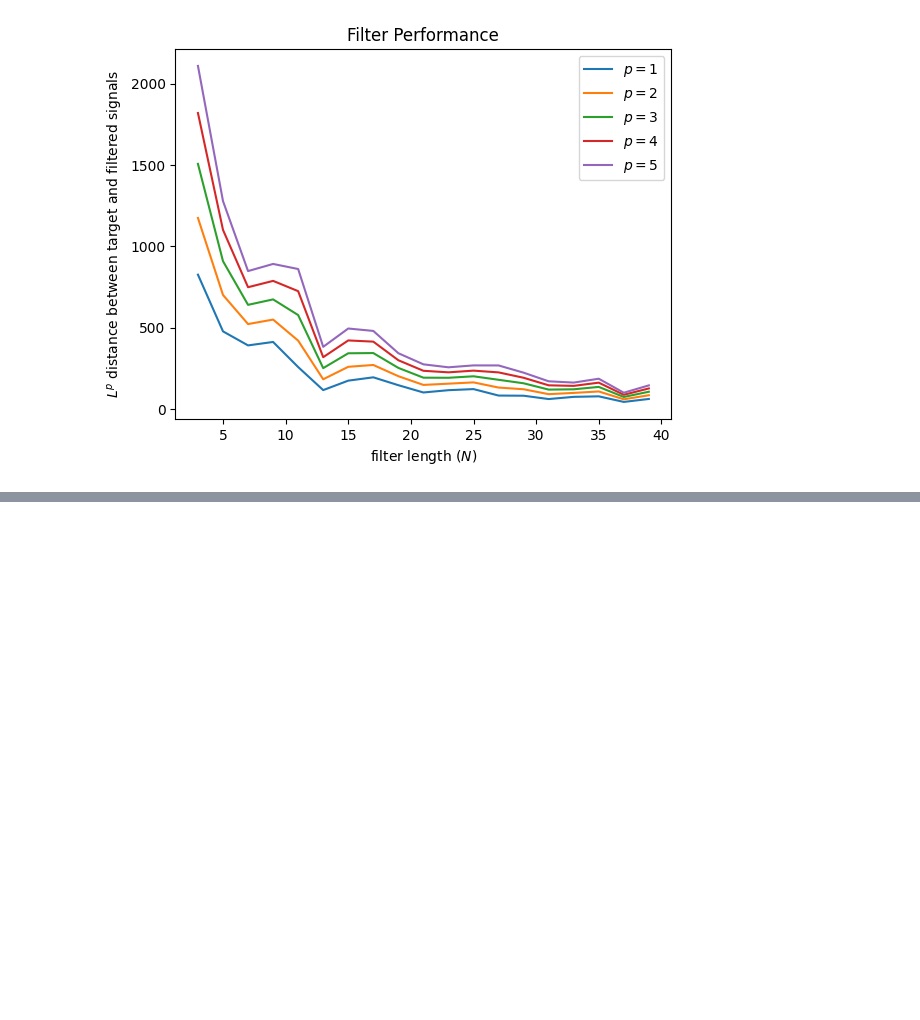
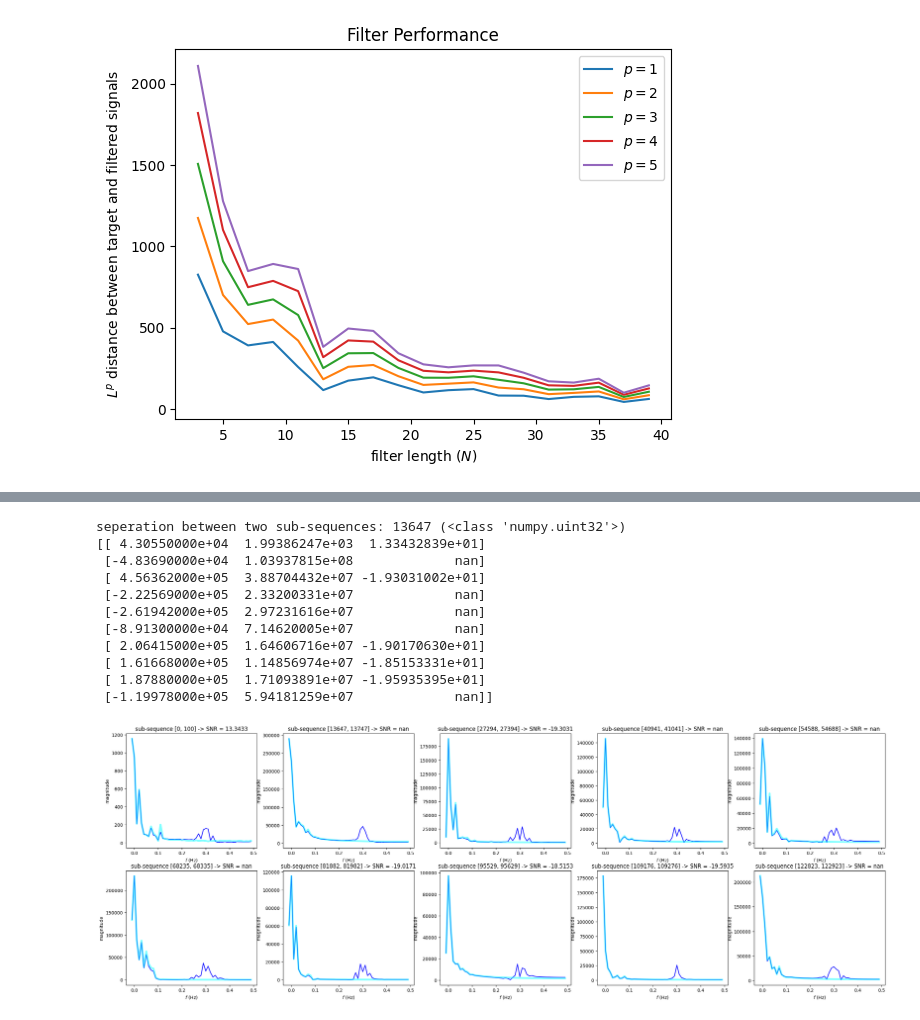
Before and after one commit to rajapaksha-rmpap/FYP, a Jupyter notebook: stage_1/notebook-stage_1.2.ipynb, the cells around one changed output, grey strips where cells are left out. Saved outputs shown, nothing was run; the diff lists cells and outputs as text; code cells hidden in the pictures; blank space fills up the shorter version.

Commit message:
added SNR as Reward Signal

```diff
--- a/stage_1/notebook-stage_1.2.ipynb
+++ b/stage_1/notebook-stage_1.2.ipynb
@@ -18,7 +18,7 @@ from helper import Spectrum
 ### Loading the Audio Files
 # %%
 # Let's first load the audio files
-log_path = "../stage_1/audio_files/"
+log_path = "audio_files/"
 src_audio_name = 'vignesh'
 target_audio_file = src_audio_name + '-target-MONO.wav'
 jammed_audio_file = src_audio_name + '-jammed-MONO.wav'
@@ -212,0 +225,54 @@ average sample value of the target signal: 2569.8045517160526
+# %%
+def SNR(X, Y):
+    """
+    Estimates the SNR in dB of a filter output signal Y taking X as the SoI; SNR = 20 log (power(Y-X) / power(X))
+    :param X: SoI (Signal of Interest)
+    :param Y: filter output (SoI + noise)
+    """
+
+    return 10 * np.log10(power(X)/power(Y-X))
+# %%
+# visualizing SNR
+
+SNR_buffer = np.zeros((10, 3))
+
+cut_off_freq = 5400 # Hz
+_, filter = LPF(5, cut_off_freq, sampling_rate)
+filtered_signal = apply_filter(filter, jammed_signal)
+
+# jammed_signal = np.concatenate((np.zeros(1000), jammed_signal))
+fig, axs = plt.subplots(2, 5, figsize=(30,10))
+
+N = 100 # the size/length of a sub-sequence
+S = np.floor(len(jammed_signal)/10).astype(np.uint32) # seperation size between sub-sequences, we take 10 N-long sub-sequences of S apart
+print(f"seperation between two sub-sequences: {S} ({type(S)})")
+if S < N:
+    raise Exception(f"the provided signal is not long enough for the following code")
+for i in range(10):
+    Y = filtered_signal[S*i : S*i + N]
+    X = target_signal[S*i : S*i + N]
+    SNR_value = SNR(X, Y)
+    SNR_buffer[i][0] = power(X)
+    SNR_buffer[i][1] = power(Y-X)
+    SNR_buffer[i][2] = SNR_value
+
+    axs[i//5, i%5].plot(*Spectrum(Y), color='blue')
+    axs[i//5, i%5].plot(*Spectrum(X), alpha=0.5, color='cyan', linewidth=4)
+    axs[i//5, i%5].set_title(f"sub-sequence [{S*i}, {S*i + N}] -> SNR = {np.round(SNR_value, 4)}")
+    axs[i//5, i%5].set_xlabel("$f$ (Hz)")
+    axs[i//5, i%5].set_ylabel("magnitude")
+
+print(SNR_buffer)
+# %% [output]
+seperation between two sub-sequences: 13647 (<class 'numpy.uint32'>)
+[[ 4.30550000e+04  1.99386247e+03  1.33432839e+01]
+ [-4.83690000e+04  1.03937815e+08             nan]
+ [ 4.56362000e+05  3.88704432e+07 -1.93031002e+01]
+ [-2.22569000e+05  2.33200331e+07             nan]
+ [-2.61942000e+05  2.97231616e+07             nan]
+ [-8.91300000e+04  7.14620005e+07             nan]
+ [ 2.06415000e+05  1.64606716e+07 -1.90170630e+01]
+ [ 1.61668000e+05  1.14856974e+07 -1.85153331e+01]
+ [ 1.87880000e+05  1.71093891e+07 -1.95935395e+01]
+ [-1.19978000e+05  5.94181259e+07             nan]]
+[figure, added]
```
Also changed, not shown: parts of 10 cells of this notebook.
